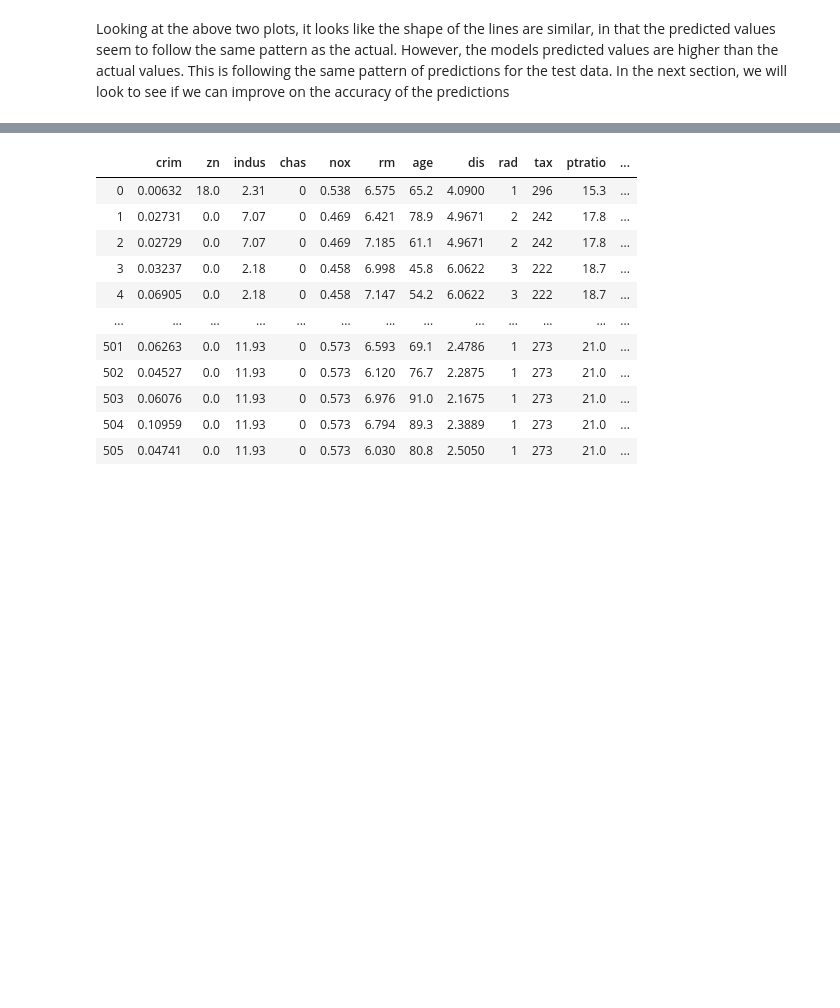
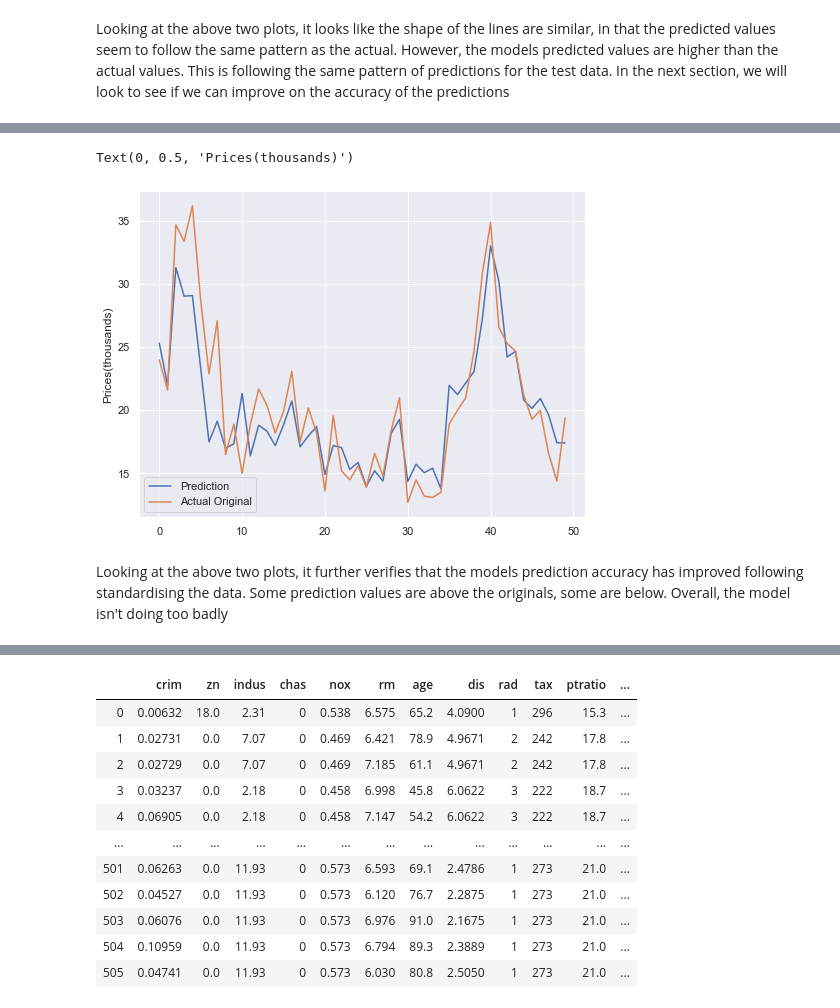
Before and after one commit to davidobrien1/MLSProject, a Jupyter notebook: mlsproject.ipynb, the cells around one changed output, grey strips where cells are left out. Drawn from its saved outputs; the diff is of its cells as text; code cells hidden in the pictures; blank space fills up the shorter version.

```diff
--- a/mlsproject.ipynb
+++ b/mlsproject.ipynb
@@ -556,0 +688,11 @@ Looking at the above two plots, it looks like the shape of the lines are similar
+# %%
+# lets focus on a subset within the above graph, we will look at 50 values:
+plt.plot(pred_orig_scaled[:50], label='Prediction')
+plt.plot(actual_orig[:50], label='Original')
+plt.legend(['Prediction', 'Actual Original'])
+plt.ylabel("Prices(thousands)")
+# %% [output]
+Text(0, 0.5, 'Prices(thousands)')
+[figure, added]
+# %% [markdown]
+Looking at the above two plots, it further verifies that the models prediction accuracy has improved following standardising the data.  Some prediction values are above the originals, some are below.  Overall, the model isn't doing too badly
```
Also changed, not shown: parts of 39 cells of this notebook.
